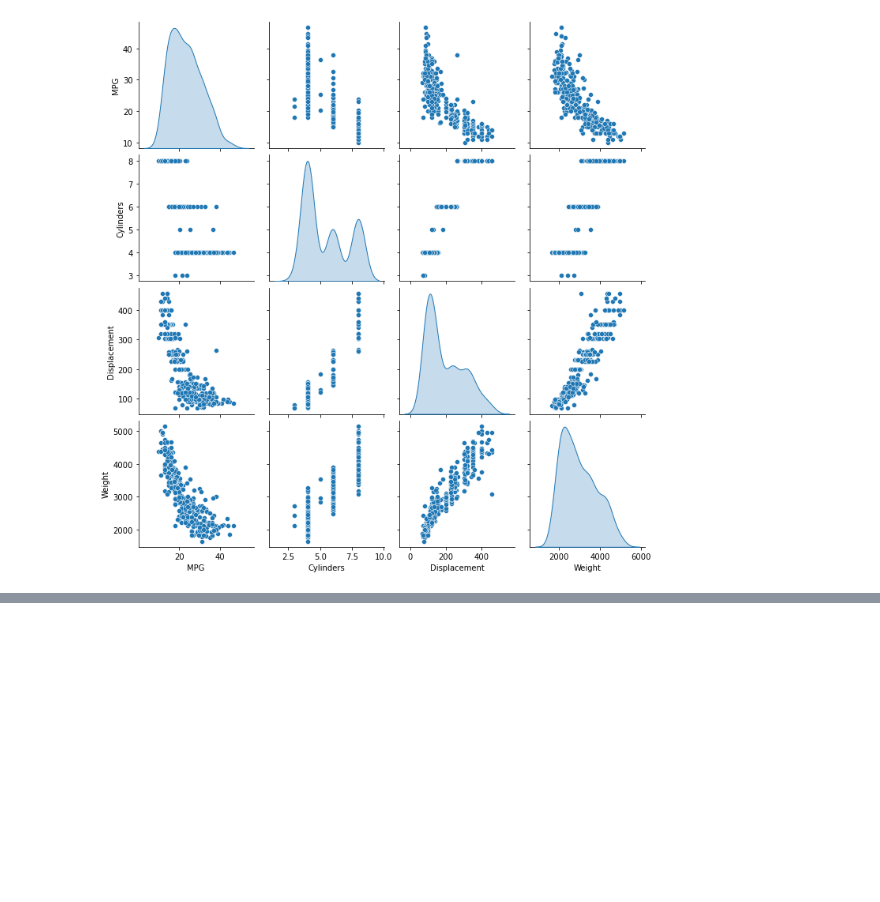
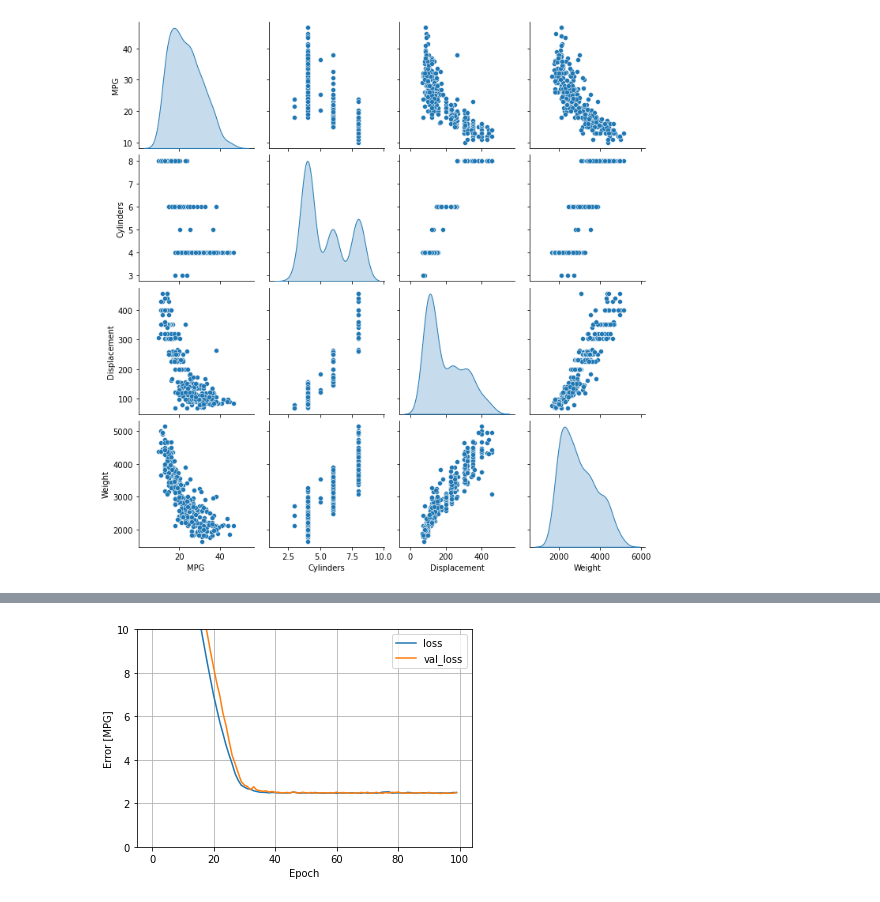
Before and after one commit to Ficke/TensorFlow_Regression, a Jupyter notebook: TF_Regression.ipynb, the cells around one changed output, grey strips where cells are left out. Saved outputs shown, nothing was run; the diff lists cells and outputs as text; code cells hidden in the pictures; blank space fills up the shorter version.

```diff
--- a/TF_Regression.ipynb
+++ b/TF_Regression.ipynb
@@ -92,0 +258,9 @@ sns.pairplot(train_dataset[['MPG', 'Cylinders', 'Displacement', 'Weight']], diag
+# %%
+# now build a model using multiple inputs
+#This time use the Normalization layer that was adapted to the whole dataset.
+
+
+linear_model = tf.keras.Sequential([
+    normalizer,
+    layers.Dense(units=1)
+])
@@ -92,0 +280,14 @@ sns.pairplot(train_dataset[['MPG', 'Cylinders', 'Displacement', 'Weight']], diag
+# %%
+#compile model
+linear_model.compile(
+    optimizer=tf.optimizers.Adam(learning_rate=0.1),
+    loss='mean_absolute_error')
+# %%
+%%time
+history = linear_model.fit(
+    train_features, train_labels,
+    epochs=100,
+    # suppress logging
+    verbose=0,
+    # Calculate validation results on 20% of the training data
+    validation_split = 0.2)
@@ -92,0 +297,4 @@ sns.pairplot(train_dataset[['MPG', 'Cylinders', 'Displacement', 'Weight']], diag
+# %%
+plot_loss(history)
+# %% [output]
+[figure, added]
```
Also changed, not shown: parts of 37 cells of this notebook.
